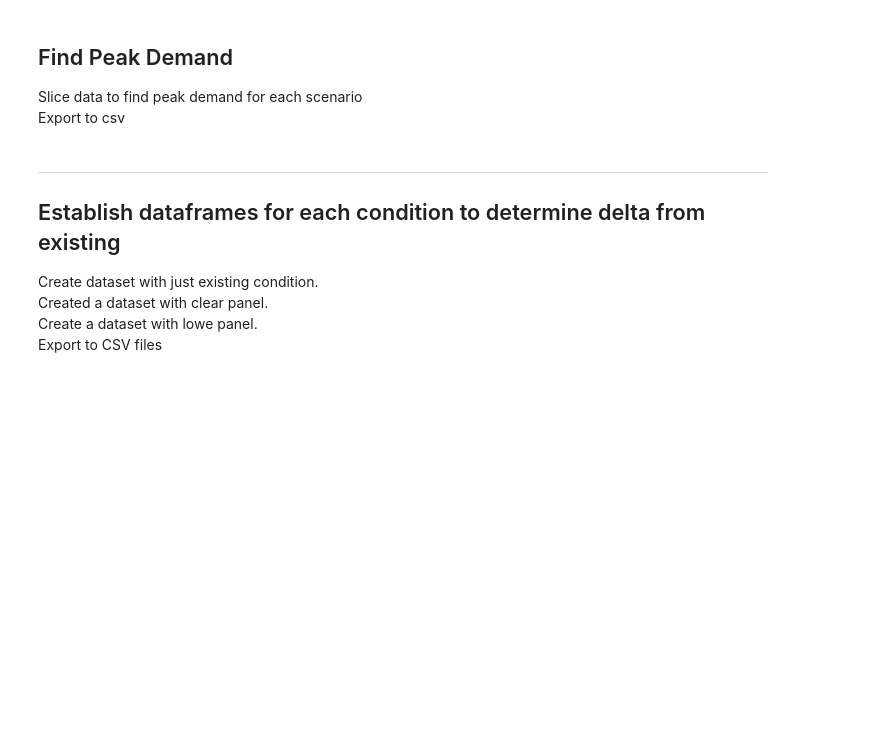
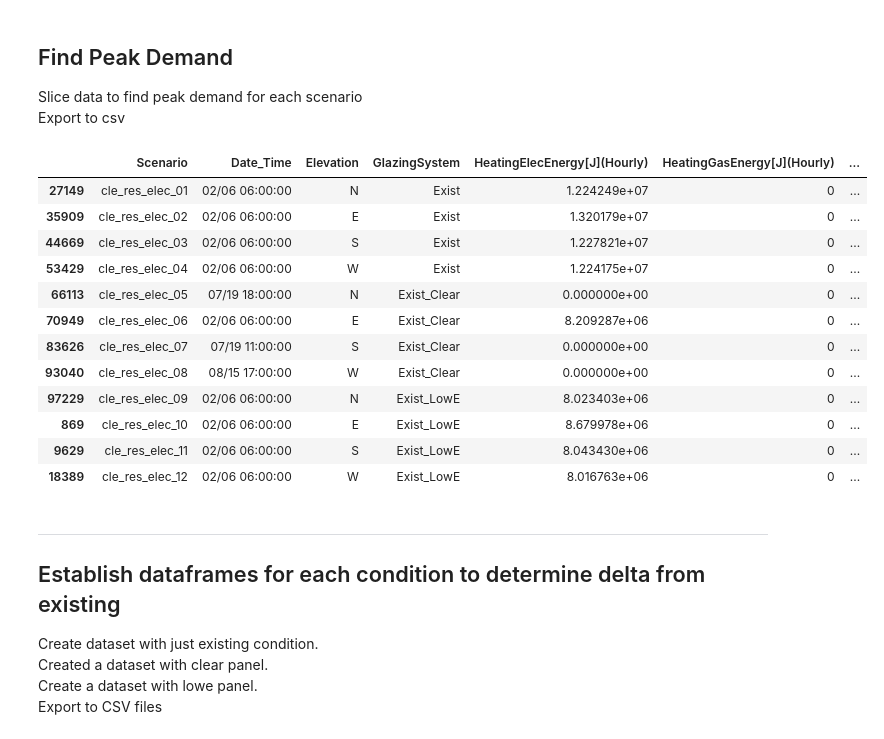
Before and after one commit to klharp/Eplus_Maine, a Jupyter notebook: CLE_Res_Scraper.ipynb, the cells around one changed output. Cells and saved outputs as stored; diff of their text form; code cells hidden in the pictures; blank space fills up the shorter version.

Commit message:
fixed cle peak res export, finished html and tableau

```diff
--- a/CLE_Res_Scraper.ipynb
+++ b/CLE_Res_Scraper.ipynb
@@ -615,17 +629,31 @@ scenarioPeak12 = (scenario12[scenario12["PeakEnergy[J](Hourly)"] == scenario12["
 # %%
 PeakDemandElec =scenarioPeak1.append([scenarioPeak2,
                                   scenarioPeak3,
                                   scenarioPeak4,
                                   scenarioPeak5,
                                   scenarioPeak6,
                                   scenarioPeak7,
                                   scenarioPeak8,
                                   scenarioPeak9,
                                   scenarioPeak10,
                                   scenarioPeak11,
                                   scenarioPeak12])
 
-# PeakDemandElec
+PeakDemandElec
+# %% [output]
+|  | Scenario | Date_Time | Elevation | GlazingSystem | HeatingElecEnergy[J](Hourly) | HeatingGasEnergy[J](Hourly) | ... |
+| 27149 | cle_res_elec_01 | 02/06 06:00:00 | N | Exist | 1.224249e+07 | 0 | ... |
+| 35909 | cle_res_elec_02 | 02/06 06:00:00 | E | Exist | 1.320179e+07 | 0 | ... |
+| 44669 | cle_res_elec_03 | 02/06 06:00:00 | S | Exist | 1.227821e+07 | 0 | ... |
+| 53429 | cle_res_elec_04 | 02/06 06:00:00 | W | Exist | 1.224175e+07 | 0 | ... |
+| 66113 | cle_res_elec_05 | 07/19 18:00:00 | N | Exist_Clear | 0.000000e+00 | 0 | ... |
+| 70949 | cle_res_elec_06 | 02/06 06:00:00 | E | Exist_Clear | 8.209287e+06 | 0 | ... |
+| 83626 | cle_res_elec_07 | 07/19 11:00:00 | S | Exist_Clear | 0.000000e+00 | 0 | ... |
+| 93040 | cle_res_elec_08 | 08/15 17:00:00 | W | Exist_Clear | 0.000000e+00 | 0 | ... |
+| 97229 | cle_res_elec_09 | 02/06 06:00:00 | N | Exist_LowE | 8.023403e+06 | 0 | ... |
+| 869 | cle_res_elec_10 | 02/06 06:00:00 | E | Exist_LowE | 8.679978e+06 | 0 | ... |
+| 9629 | cle_res_elec_11 | 02/06 06:00:00 | S | Exist_LowE | 8.043430e+06 | 0 | ... |
+| 18389 | cle_res_elec_12 | 02/06 06:00:00 | W | Exist_LowE | 8.016763e+06 | 0 | ... |
 # %%
 # Export dataframe  to csv
 PeakDemandElec.to_csv("Scraper_Output/cle_peak_res.csv", header=True, index=False)
```
Also changed, not shown: parts of 7 cells of this notebook, 6 other files.
